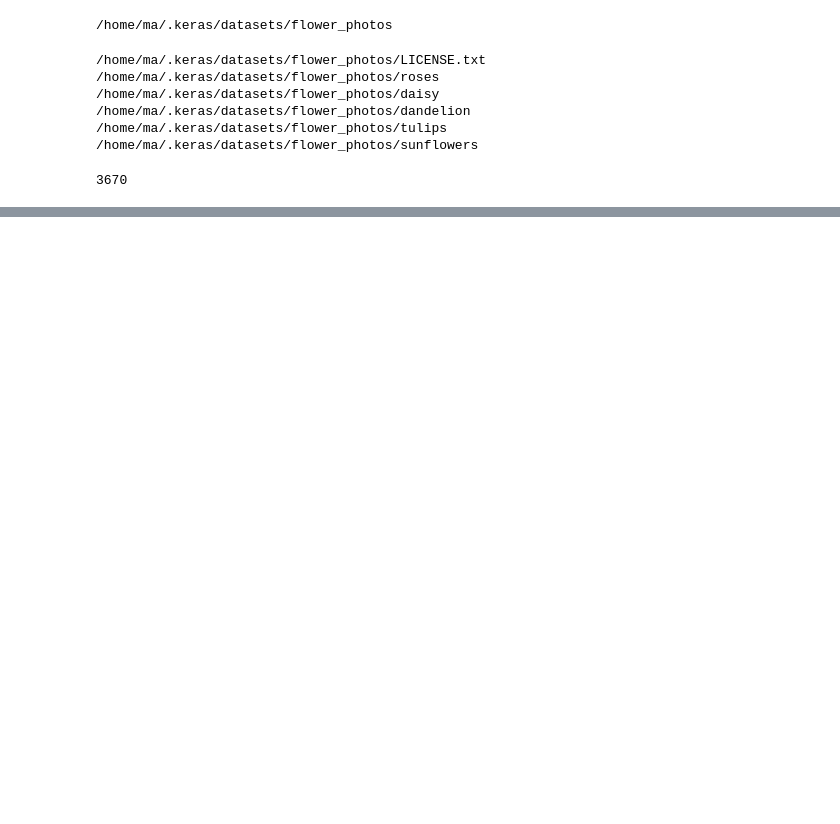
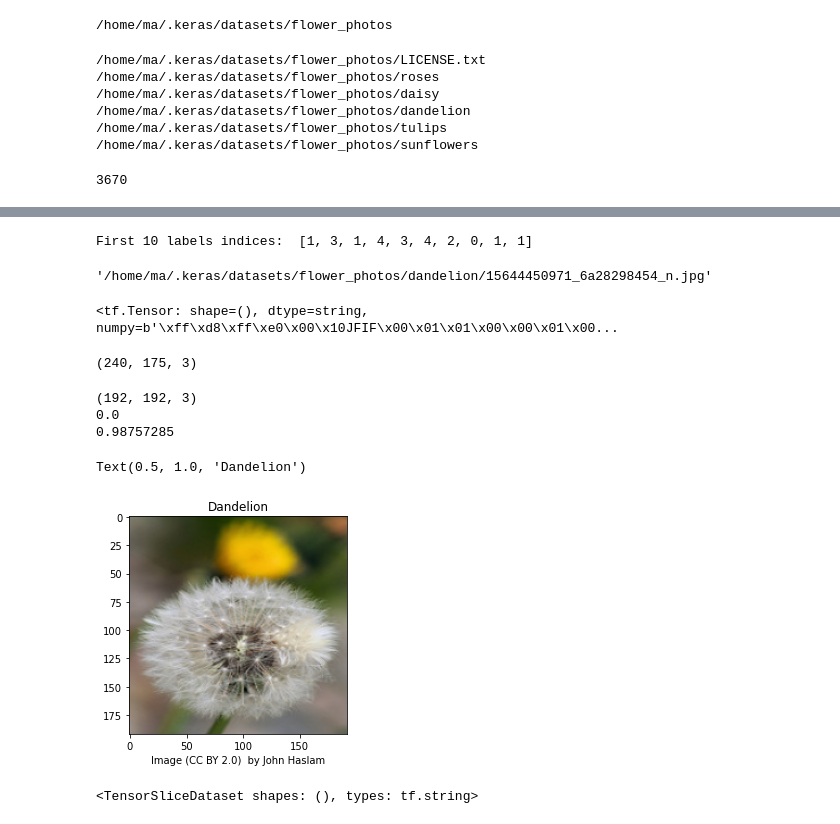
Before and after one commit to ducksfrogs/tens_first, a Jupyter notebook: tf_data/jup/Untitled.ipynb, the cells around one changed output, grey strips where cells are left out. Cells and saved outputs as stored; diff of their text form; code cells hidden in the pictures; blank space fills up the shorter version.

```diff
--- a/tf_data/jup/Untitled.ipynb
+++ b/tf_data/jup/Untitled.ipynb
@@ -77,0 +75,2 @@ Image (CC BY 2.0)  by David Prasad
+# %%
+label_names = sorted(item.name for item in data_root.glob('*/') if item.is_dir())
@@ -77,0 +81,2 @@ Image (CC BY 2.0)  by David Prasad
+# %%
+label_to_index = dict((name, index) for index, name in enumerate(label_names))
@@ -77,0 +87,6 @@ Image (CC BY 2.0)  by David Prasad
+# %%
+all_image_labels = [label_to_index[pathlib.Path(path).parent.name] for path in all_image_paths]
+
+print("First 10 labels indices: ", all_image_labels[:10])
+# %% [output]
+First 10 labels indices:  [1, 3, 1, 4, 3, 4, 2, 0, 1, 1]
@@ -77,0 +95,56 @@ Image (CC BY 2.0)  by David Prasad
+# %%
+image_path
+# %% [output]
+'/home/ma/.keras/datasets/flower_photos/dandelion/15644450971_6a28298454_n.jpg'
+# %%
+img_raw = tf.io.read_file(img_path)
+print(repr(img_raw)[:100]+'...')
+# %% [output]
+<tf.Tensor: shape=(), dtype=string, numpy=b'\xff\xd8\xff\xe0\x00\x10JFIF\x00\x01\x01\x00\x00\x01\x00...
+# %%
+img_tensor = tf.image.decode_image(img_raw)
+
+print(img_tensor.shape)
+# %% [output]
+(240, 175, 3)
+# %%
+img_final = tf.image.resize(img_tensor,[192,192])
+img_final = img_final/255.0
+print(img_final.shape)
+print(img_final.numpy().min())
+print(img_final.numpy().max())
+# %% [output]
+(192, 192, 3)
+0.0
+0.98757285
+# %%
+def preprocess_image(image):
+    image = tf.image.decode_jpeg(image, channels=3)
+    image = tf.image.resize(image, [192,192])
+    image /= 255.0
+    return image
+
+
+
+def load_and_preprocess_image(path):
+    image = tf.io.read_file(path)
+    return preprocess_image(image)
+# %%
+import matplotlib.pyplot as plt
+
+image_path = all_image_paths[0]
+label = all_image_labels[0]
+
+plt.imshow(load_and_preprocess_image(image_path))
+plt.grid(False)
+plt.xlabel(caption_image(image_path))
+plt.title(label_names[label].title())
+# %% [output]
+Text(0.5, 1.0, 'Dandelion')
+[figure, added]
+# %%
+path_ds = tf.data.Dataset.from_tensor_slices(all_image_paths)
+
+print(path_ds)
+# %% [output]
+<TensorSliceDataset shapes: (), types: tf.string>
```
Also changed, not shown: parts of 8 cells of this notebook, 1 other file.
